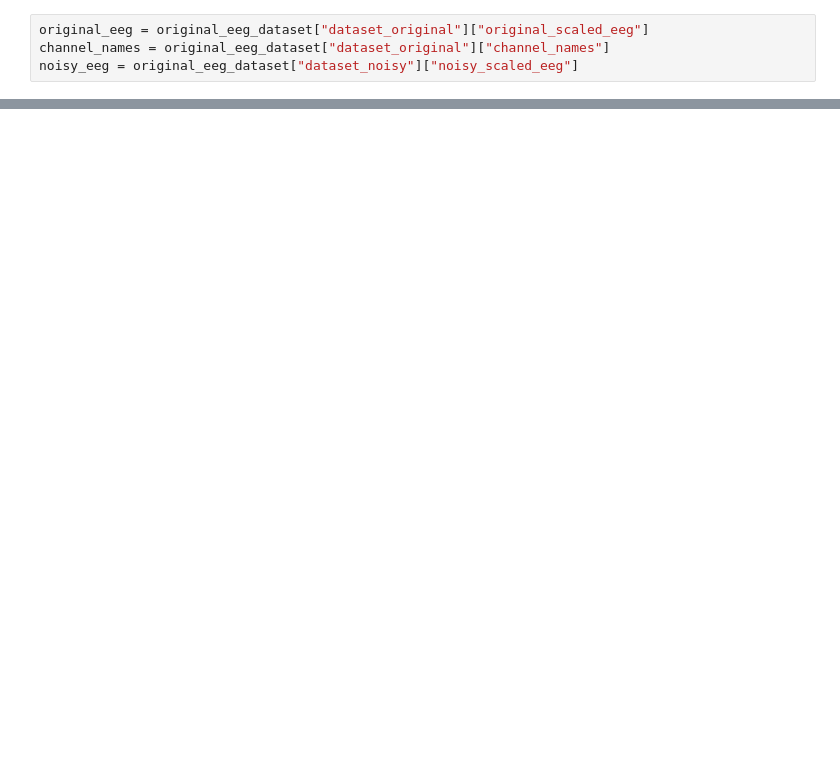
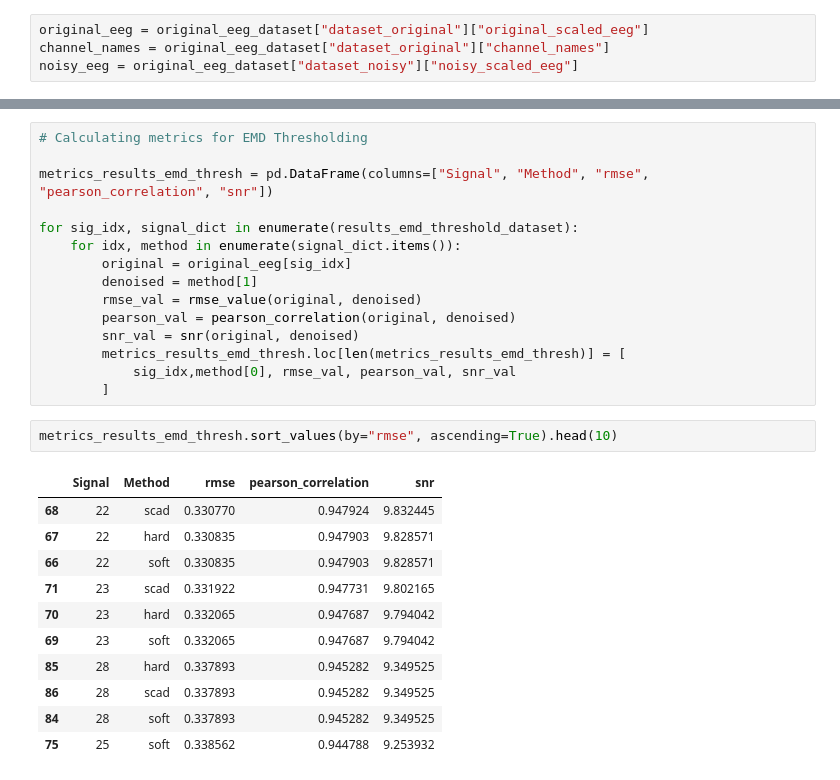
Before and after one commit to eryk-urbanski/eeg-denoising, a Jupyter notebook: notebooks/EMD/04_evaluation.ipynb, the cells around one changed output, grey strips where cells are left out. Saved outputs shown, nothing was run; the diff lists cells and outputs as text; blank space fills up the shorter version.

```diff
--- a/notebooks/EMD/04_evaluation.ipynb
+++ b/notebooks/EMD/04_evaluation.ipynb
@@ -103,0 +133,29 @@ metrics_results_eemd.head()
+# %%
+# Calculating metrics for EMD Thresholding
+
+metrics_results_emd_thresh = pd.DataFrame(columns=["Signal", "Method", "rmse", "pearson_correlation", "snr"])
+
+for sig_idx, signal_dict in enumerate(results_emd_threshold_dataset):
+    for idx, method in enumerate(signal_dict.items()):
+        original = original_eeg[sig_idx]
+        denoised = method[1]
+        rmse_val = rmse_value(original, denoised)
+        pearson_val = pearson_correlation(original, denoised)
+        snr_val = snr(original, denoised)
+        metrics_results_emd_thresh.loc[len(metrics_results_emd_thresh)] = [
+            sig_idx,method[0], rmse_val, pearson_val, snr_val
+        ]
+# %%
+metrics_results_emd_thresh.sort_values(by="rmse", ascending=True).head(10)
+# %% [output]
+|  | Signal | Method | rmse | pearson_correlation | snr |
+| 68 | 22 | scad | 0.330770 | 0.947924 | 9.832445 |
+| 67 | 22 | hard | 0.330835 | 0.947903 | 9.828571 |
+| 66 | 22 | soft | 0.330835 | 0.947903 | 9.828571 |
+| 71 | 23 | scad | 0.331922 | 0.947731 | 9.802165 |
+| 70 | 23 | hard | 0.332065 | 0.947687 | 9.794042 |
+| 69 | 23 | soft | 0.332065 | 0.947687 | 9.794042 |
+| 85 | 28 | hard | 0.337893 | 0.945282 | 9.349525 |
+| 86 | 28 | scad | 0.337893 | 0.945282 | 9.349525 |
+| 84 | 28 | soft | 0.337893 | 0.945282 | 9.349525 |
+| 75 | 25 | soft | 0.338562 | 0.944788 | 9.253932 |
```
Also changed, not shown: parts of 16 cells of this notebook, 5 other files.
